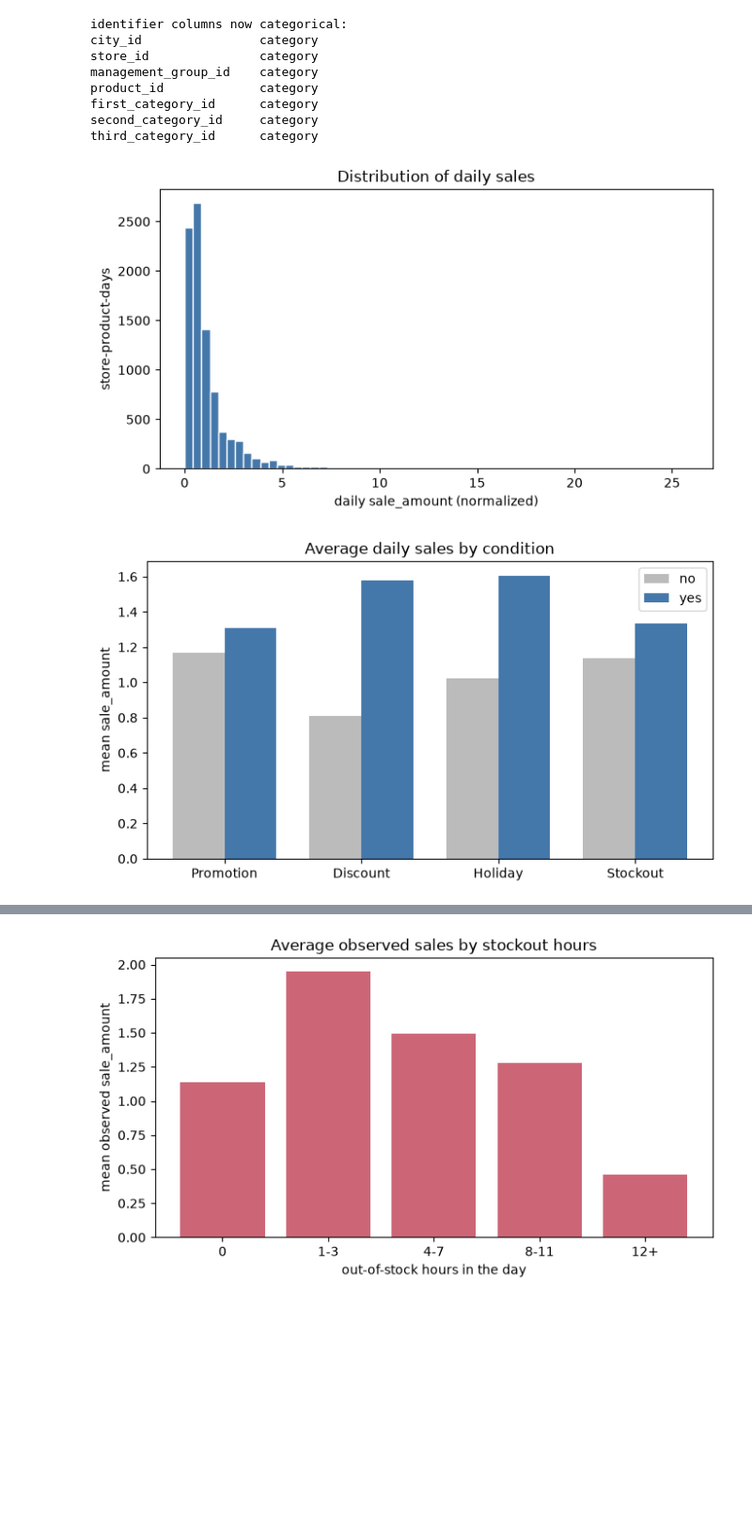
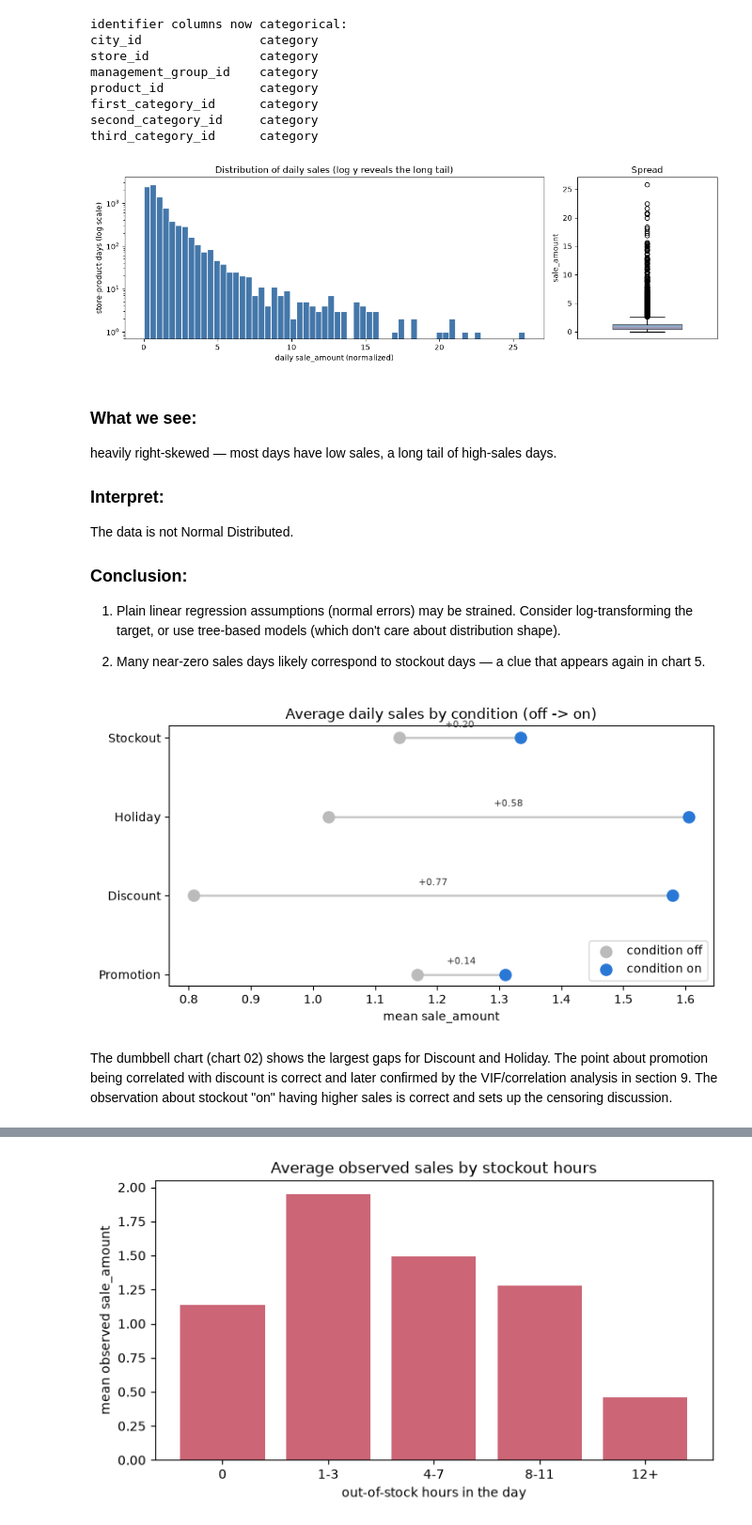
Before and after one commit to fayfayMN/mis480-freshretailnet, a Jupyter notebook: Analysis/Feifei Notebooks/03_eda.ipynb, the cells around one changed output, grey strips where cells are left out. Shown at 94% size. Saved outputs shown, nothing was run; the diff lists cells and outputs as text; code cells hidden in the pictures; blank space fills up the shorter version.

Commit message:
Polish remaining EDA/modeling charts (dumbbell, scatter+bins, stacked decomposition, sigma band, recursive scorecard)

```diff
--- a/Analysis/Feifei Notebooks/03_eda.ipynb
+++ b/Analysis/Feifei Notebooks/03_eda.ipynb
@@ -67,31 +69,46 @@ first_category_id      category
 second_category_id     category
 third_category_id      category
 # %%
-# 1) how daily sales are distributed
-plt.figure(figsize=(7,4))
-plt.hist(df["sale_amount"], bins=60, color="#4477aa", edgecolor="white")
-plt.xlabel("daily sale_amount (normalized)")
-plt.ylabel("store-product-days")
-plt.title("Distribution of daily sales")
-plt.tight_layout(); plt.savefig("outputs/eda/01_sales_distribution.png", dpi=150);
-plt.show()
+# 1) distribution of daily sales -- log-scale histogram + boxplot (raw scale hides the right skew)
+fig, axes = plt.subplots(1, 2, figsize=(12, 4), gridspec_kw={'width_ratios': [3, 1]})
+axes[0].hist(df['sale_amount'], bins=60, color='#4477aa', edgecolor='white')
+axes[0].set_yscale('log')
+axes[0].set_xlabel('daily sale_amount (normalized)'); axes[0].set_ylabel('store-product-days (log scale)')
+axes[0].set_title('Distribution of daily sales (log y reveals the long tail)')
+axes[1].boxplot(df['sale_amount'], widths=0.5, patch_artist=True,
+                boxprops=dict(facecolor='#4477aa', alpha=0.6), medianprops=dict(color='#cc6677'))
+axes[1].set_title('Spread'); axes[1].set_ylabel('sale_amount'); axes[1].set_xticks([])
+plt.tight_layout(); plt.savefig('outputs/eda/01_sales_distribution.png', dpi=150); plt.show()
 # %% [output]
-[figure, old version]
+[figure, new version]
+# %% [markdown]
+###  What we see:
+heavily right-skewed — most days have low sales, a long tail of high-sales days.
+###  Interpret:
+The data is not Normal Distributed.
+### Conclusion:
+1. Plain linear regression assumptions (normal errors) may be strained. Consider log-transforming the target, or use tree-based models (which don't care about distribution shape).
+
+2. Many near-zero sales days likely correspond to stockout days — a clue that appears again in chart 5.
 # %%
-# 2) average sales with each condition off vs on
+# 2) average sales by condition -- dumbbell (the off->on gap reads clearly)
 df["discounted"] = (df["discount"] < 1.0).astype(int)
 df["stockout"] = (df["stock_hour6_22_cnt"] > 0).astype(int)
-conds = {"Promotion":"activity_flag", "Discount":"discounted", "Holiday":"holiday_flag", "Stockout":"stockout"}
-off = [df[df[c]==0]["sale_amount"].mean() for c in conds.values()]
-on  = [df[df[c]==1]["sale_amount"].mean() for c in conds.values()]
-x = np.arange(len(conds)); w = 0.38
-plt.figure(figsize=(7,4))
-plt.bar(x-w/2, off, w, label="no", color="#bbbbbb")
-plt.bar(x+w/2, on, w, label="yes", color="#4477aa")
-plt.xticks(x, list(conds.keys())); plt.ylabel("mean sale_amount")
-plt.title("Average daily sales by condition"); plt.legend()
-plt.tight_layout(); plt.savefig("outputs/eda/02_sales_by_condition.png", dpi=150);
-plt.show()
+conds = {"Promotion": "activity_flag", "Discount": "discounted", "Holiday": "holiday_flag", "Stockout": "stockout"}
+off = [df[df[c] == 0]["sale_amount"].mean() for c in conds.values()]
+on = [df[df[c] == 1]["sale_amount"].mean() for c in conds.values()]
+yloc = np.arange(len(conds))
+plt.figure(figsize=(7.5, 4))
+for i in range(len(conds)):
+    plt.plot([off[i], on[i]], [yloc[i], yloc[i]], color='#cccccc', lw=2, zorder=1)
+    plt.annotate(f'{on[i]-off[i]:+.2f}', xy=((off[i]+on[i])/2, yloc[i]+0.13), ha='center', fontsize=8, color='#333')
+plt.scatter(off, yloc, color='#bbbbbb', s=90, label='condition off', zorder=2)
+plt.scatter(on, yloc, color='#2a78d6', s=90, label='condition on', zorder=2)
+plt.yticks(yloc, list(conds.keys())); plt.xlabel('mean sale_amount')
+plt.title('Average daily sales by condition (off -> on)'); plt.legend(loc='lower right')
+plt.tight_layout(); plt.savefig('outputs/eda/02_sales_by_condition.png', dpi=150); plt.show()
 # %% [output]
-[figure, old version]
+[figure, new version]
+# %% [markdown]
+The dumbbell chart (chart 02) shows the largest gaps for Discount and Holiday. The point about promotion being correlated with discount is correct and later confirmed by the VIF/correlation analysis in section 9. The observation about stockout "on" having higher sales is correct and sets up the censoring discussion.
 # %%
```
Also changed, not shown: parts of 19 cells of this notebook, 35 other files.
